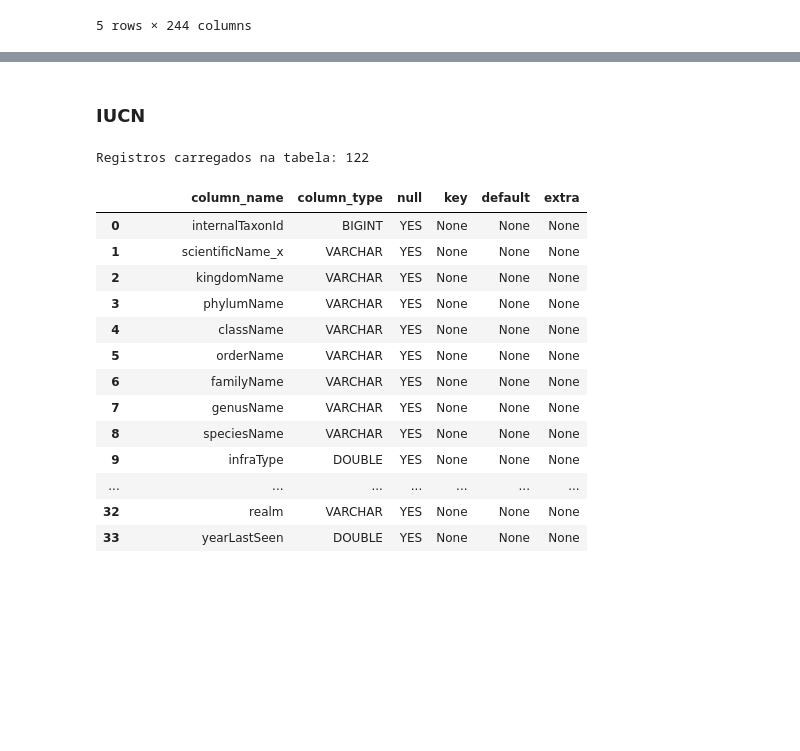
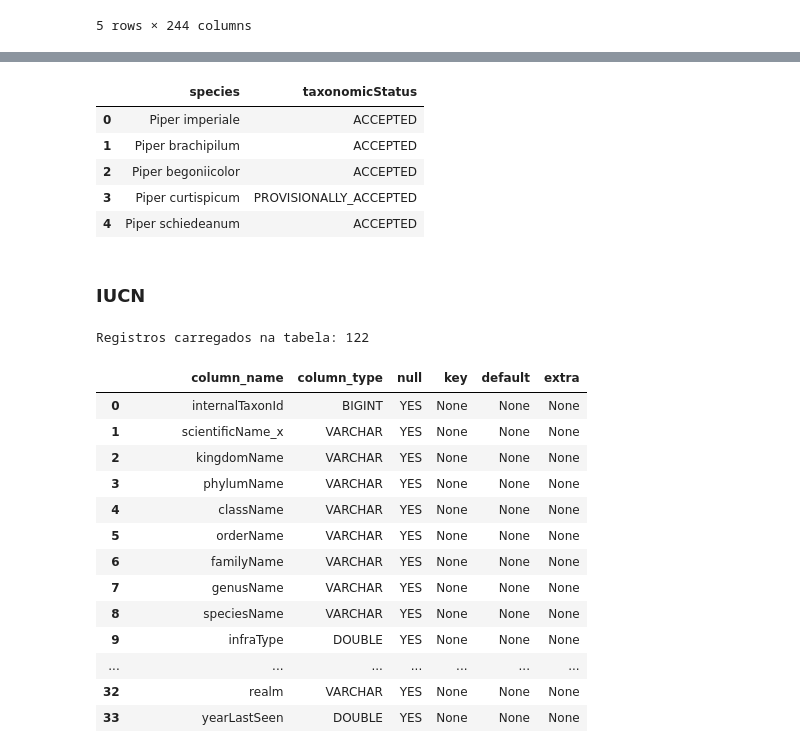
Before and after one commit to xaaaandao/din4072-applied-data-science, a Jupyter notebook: 03load.ipynb, the cells around one changed output, grey strips where cells are left out. Cells and saved outputs as stored; diff of their text form; code cells hidden in the pictures; blank space fills up the shorter version.

```diff
--- a/03load.ipynb
+++ b/03load.ipynb
@@ -61,3 +83,12 @@ conn.execute("SELECT * FROM gbif LIMIT 5").df()
+# %%
+conn.execute("SELECT * FROM gbif_classifications LIMIT 5").df()
+# %% [output]
+|  | species | taxonomicStatus |
+| 0 | Piper imperiale | ACCEPTED |
+| 1 | Piper brachipilum | ACCEPTED |
+| 2 | Piper begoniicolor | ACCEPTED |
+| 3 | Piper curtispicum | PROVISIONALLY_ACCEPTED |
+| 4 | Piper schiedeanum | ACCEPTED |
 # %% [markdown]
 ### IUCN
 # %%
```
Also changed, not shown: parts of 4 cells of this notebook, 3 other files.
